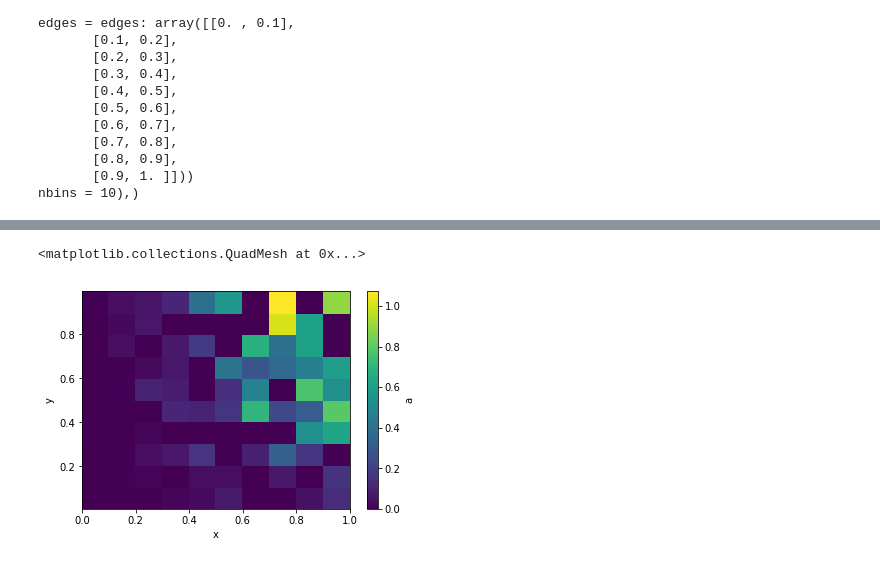
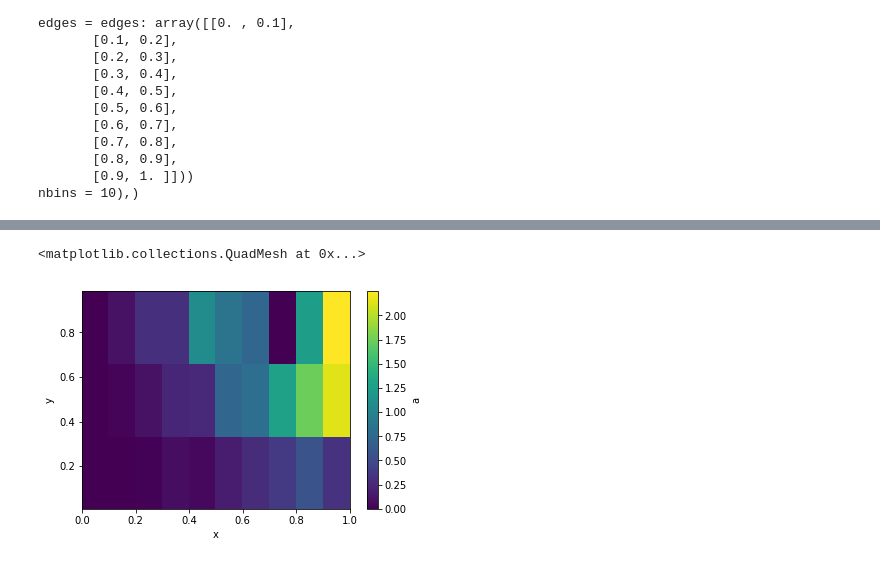
Before and after one commit to philippeller/dama, a Jupyter notebook: notebooks/histo_functions.ipynb, the cells around one changed output, grey strips where cells are left out. Saved outputs shown, nothing was run; the diff lists cells and outputs as text; code cells hidden in the pictures.

```diff
--- a/notebooks/histo_functions.ipynb
+++ b/notebooks/histo_functions.ipynb
@@ -160,9 +160,9 @@ p.histogram('x').plot('a')
 # %%
 # we can also evaluate the histogram in different dimensions
-p.histogram('x', 'y').plot('a', cbar=True)
+p.histogram('x', y=3).plot('a', cbar=True)
 # %% [output]
 <matplotlib.collections.QuadMesh at 0x...>
-[figure, old version]
+[figure, new version]
 # %%
 
 
```
Also changed, not shown: parts of 49 cells of this notebook, 2 other files.
